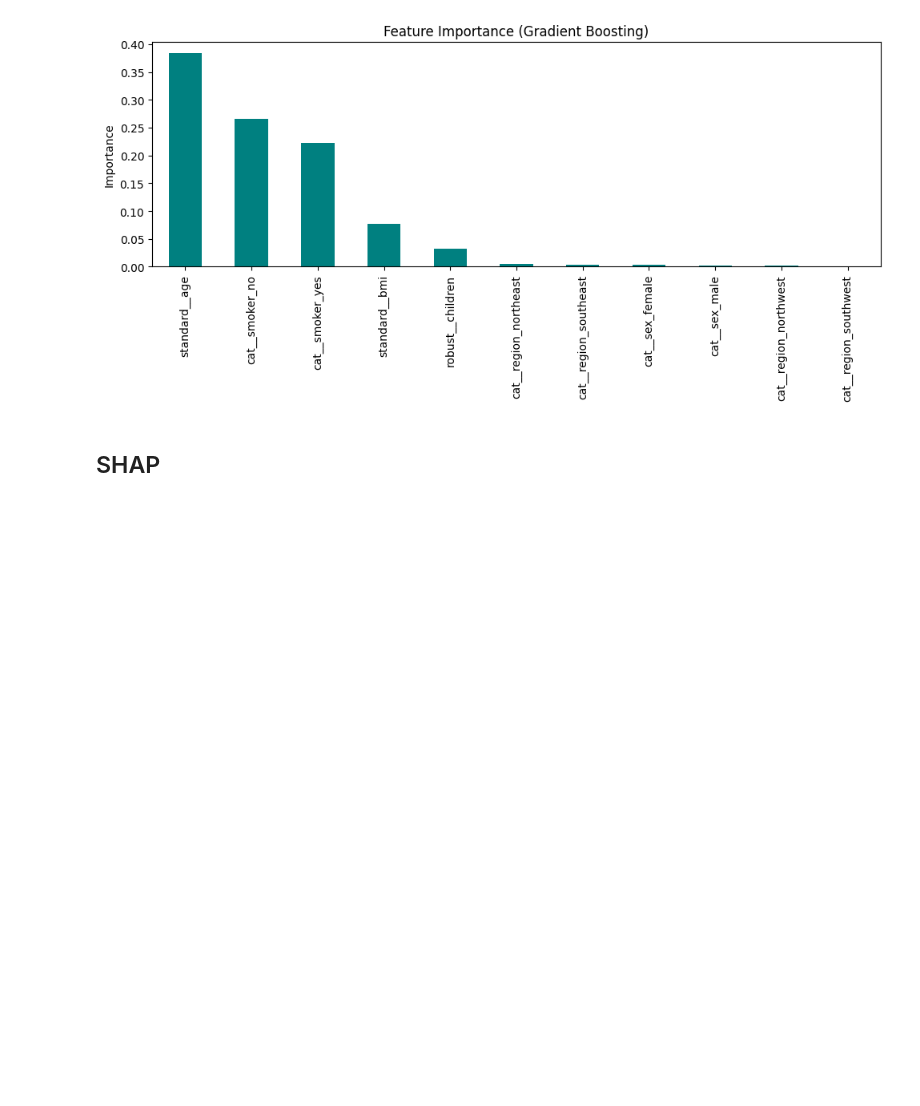
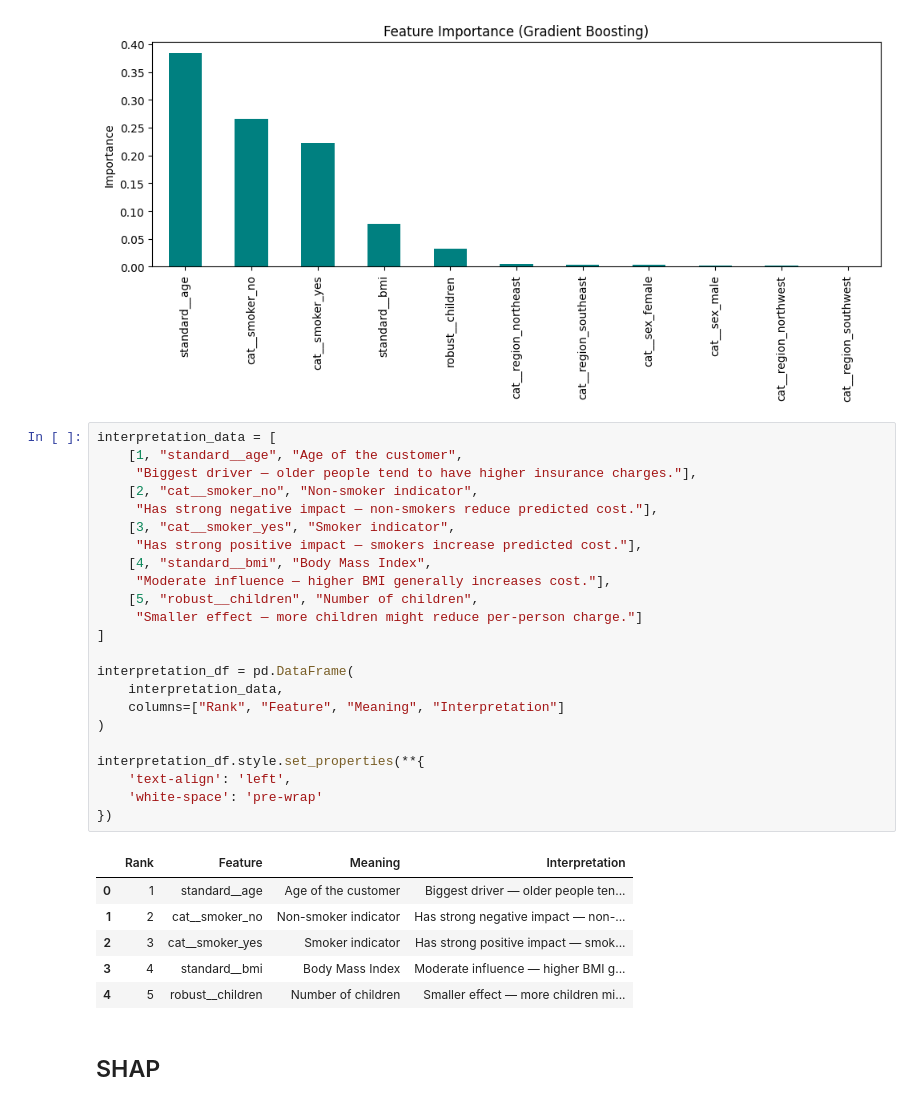
Before and after one commit to bijay-odyssey/Regression, a Jupyter notebook: Medical Insurance Forecast/Medical Insurance Forecast Model.ipynb, the cells around one changed output. Drawn from its saved outputs; the diff is of its cells as text; blank space fills up the shorter version.

Commit message:
Kaggle Notebook | Medical Insurance Forecast Model |Interpretation

```diff
--- a/Medical Insurance Forecast/Medical Insurance Forecast Model.ipynb
+++ b/Medical Insurance Forecast/Medical Insurance Forecast Model.ipynb
@@ -411,6 +411,36 @@ plt.tight_layout()
 plt.show()
 # %% [output]
 [figure]
+# %%
+interpretation_data = [
+    [1, "standard__age", "Age of the customer",
+     "Biggest driver — older people tend to have higher insurance charges."],
+    [2, "cat__smoker_no", "Non-smoker indicator",
+     "Has strong negative impact — non-smokers reduce predicted cost."],
+    [3, "cat__smoker_yes", "Smoker indicator",
+     "Has strong positive impact — smokers increase predicted cost."],
+    [4, "standard__bmi", "Body Mass Index",
+     "Moderate influence — higher BMI generally increases cost."],
+    [5, "robust__children", "Number of children",
+     "Smaller effect — more children might reduce per-person charge."]
+]
+
+interpretation_df = pd.DataFrame(
+    interpretation_data,
+    columns=["Rank", "Feature", "Meaning", "Interpretation"]
+)
+
+interpretation_df.style.set_properties(**{
+    'text-align': 'left',
+    'white-space': 'pre-wrap'
+})
+# %% [output]
+|  | Rank | Feature | Meaning | Interpretation |
+| 0 | 1 | standard__age | Age of the customer | Biggest driver — older people ten... |
+| 1 | 2 | cat__smoker_no | Non-smoker indicator | Has strong negative impact — non-... |
+| 2 | 3 | cat__smoker_yes | Smoker indicator | Has strong positive impact — smok... |
+| 3 | 4 | standard__bmi | Body Mass Index | Moderate influence — higher BMI g... |
+| 4 | 5 | robust__children | Number of children | Smaller effect — more children mi... |
 # %% [markdown]
 ## SHAP
 # %%
```
Also changed, not shown: parts of 1 cell of this notebook.
